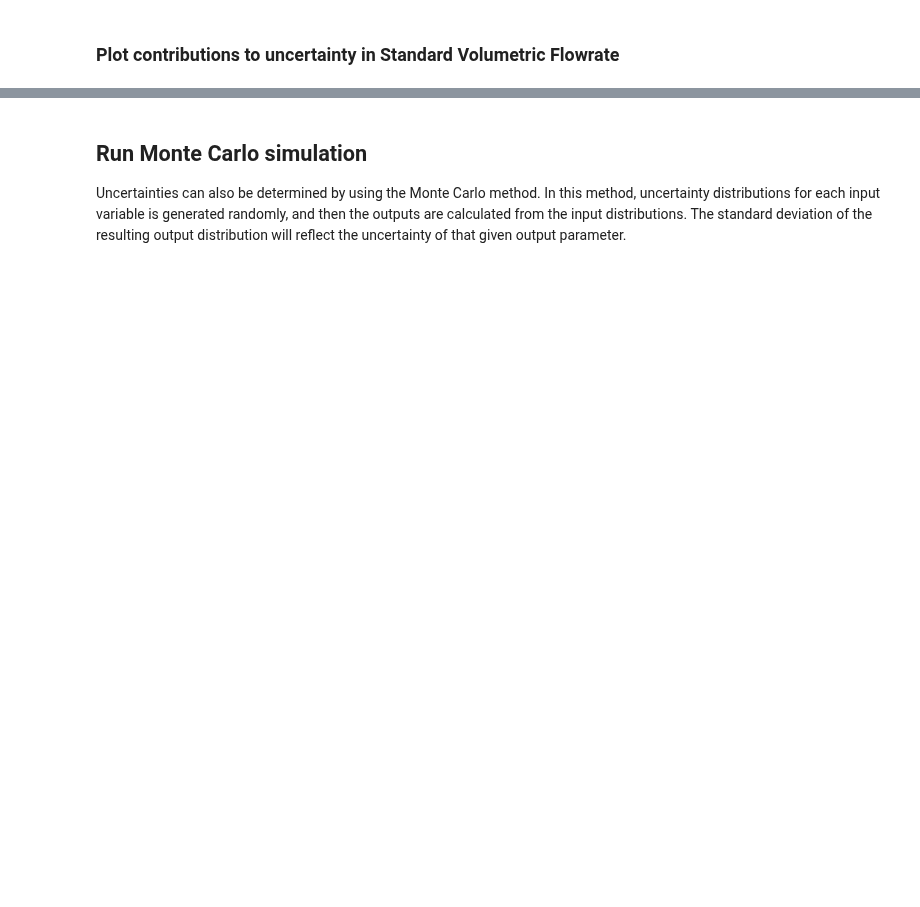
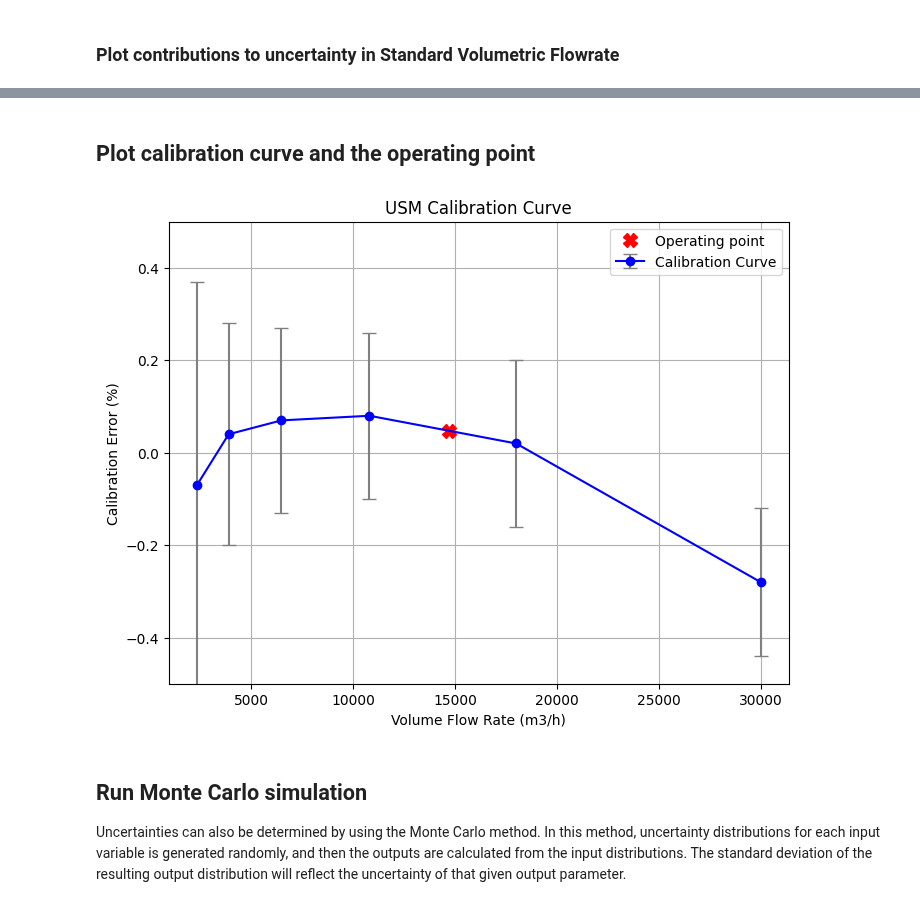
Before and after one commit to equinor/uncertaintylib, a Jupyter notebook: examples/example_06/example_06.ipynb, the cells around one changed output, grey strips where cells are left out. Saved outputs shown, nothing was run; the diff lists cells and outputs as text; code cells hidden in the pictures; blank space fills up the shorter version.

```diff
--- a/examples/example_06/example_06.ipynb
+++ b/examples/example_06/example_06.ipynb
@@ -193,3 +194,65 @@ fig=plot_functions.plot_uncertainty_contribution(
+# %% [markdown]
+## Plot calibration curve and the operating point
+# %%
+# Get the calibration data from inputs
+USM_calib_volflow = [
+    inputs['mean']['USM_calib_volflow_01'],
+    inputs['mean']['USM_calib_volflow_02'],
+    inputs['mean']['USM_calib_volflow_03'],
+    inputs['mean']['USM_calib_volflow_04'],
+    inputs['mean']['USM_calib_volflow_05'],
+    inputs['mean']['USM_calib_volflow_06'],
+]
+
+USM_calib_error = [
+    inputs['mean']['USM_calib_error_01'],
+    inputs['mean']['USM_calib_error_02'],
+    inputs['mean']['USM_calib_error_03'],
+    inputs['mean']['USM_calib_error_04'],
+    inputs['mean']['USM_calib_error_05'],
+    inputs['mean']['USM_calib_error_06'],
+]
+
+# Get uncertainties in the calibration error points (k=2)
+USM_calib_error_uncertainty = [
+    2 * inputs['standard_uncertainty']['USM_calib_error_01'],
+    2 * inputs['standard_uncertainty']['USM_calib_error_02'],
+    2 * inputs['standard_uncertainty']['USM_calib_error_03'],
+    2 * inputs['standard_uncertainty']['USM_calib_error_04'],
+    2 * inputs['standard_uncertainty']['USM_calib_error_05'],
+    2 * inputs['standard_uncertainty']['USM_calib_error_06'],
+]
+
+# Plot the calibration curve with error bars
+plt.figure(figsize=(8, 6))
+plt.errorbar(
+    USM_calib_volflow,
+    USM_calib_error,
+    yerr=USM_calib_error_uncertainty,
+    fmt='o-',
+    color='b',
+    ecolor='gray',
+    capsize=5,
+    label='Calibration Curve'
+)
+plt.plot(
+    inputs['mean']['USM_volflow'],
+    uncertainty_results['value']['USM_calib_error_used'],
+    marker='X',
+    color='r',
+    markersize=10,
+    linestyle='None',
+    label='Operating point'
+)
+plt.xlabel('Volume Flow Rate (m3/h)')
+plt.ylabel('Calibration Error (%)')
+plt.title('USM Calibration Curve')
+plt.ylim([-1.0, 1.0])
+plt.legend()
+plt.grid()
+plt.show()
+# %% [output]
+[figure, added]
 # %% [markdown]
 ## Run Monte Carlo simulation
 Uncertainties can also be determined by using the Monte Carlo method.
```
Also changed, not shown: parts of 9 cells of this notebook.
